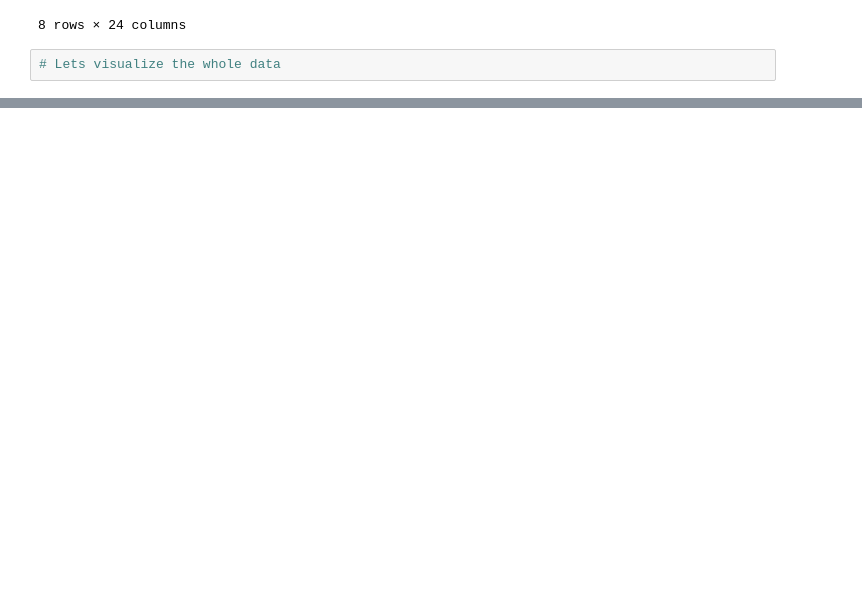
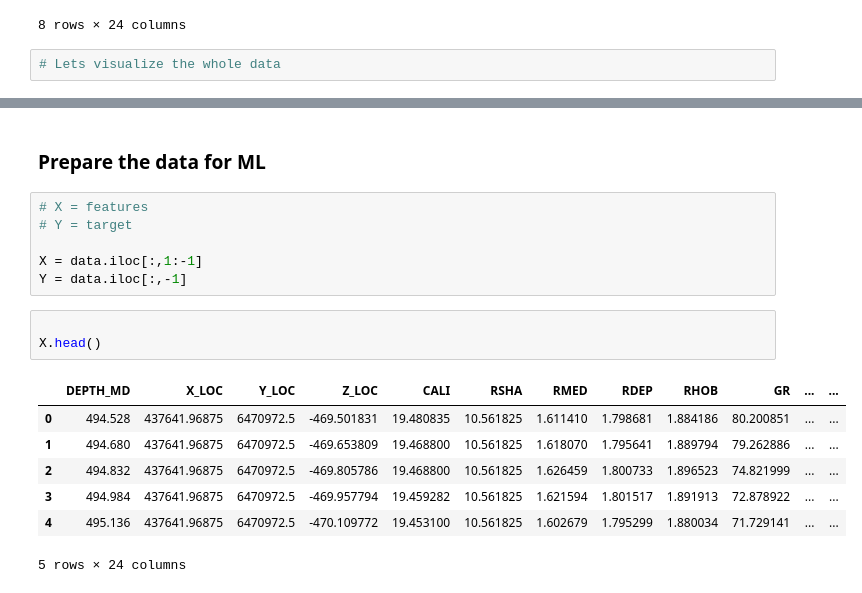
Before and after one commit to SethDwumah/Petroleum_DS-ML, a Jupyter notebook: Rock Type (Lithology) Classification Using ML.ipynb, the cells around one changed output, grey strips where cells are left out. Cells and saved outputs as stored; diff of their text form; blank space fills up the shorter version.

```diff
--- a/Rock Type (Lithology) Classification Using ML.ipynb
+++ b/Rock Type (Lithology) Classification Using ML.ipynb
@@ -194 +187,20 @@ array([<AxesSubplot:>, <AxesSubplot:>, <AxesSubplot:>, <AxesSubplot:>,
 [figure]
+# %% [markdown]
+### Prepare the data for ML
+# %%
+# X = features
+# Y = target
+
+X = data.iloc[:,1:-1]
+Y = data.iloc[:,-1]
+# %%
+
+X.head()
+# %% [output]
+|  | DEPTH_MD | X_LOC | Y_LOC | Z_LOC | CALI | RSHA | RMED | RDEP | RHOB | GR | ... | ... |
+| 0 | 494.528 | 437641.96875 | 6470972.5 | -469.501831 | 19.480835 | 10.561825 | 1.611410 | 1.798681 | 1.884186 | 80.200851 | ... | ... |
+| 1 | 494.680 | 437641.96875 | 6470972.5 | -469.653809 | 19.468800 | 10.561825 | 1.618070 | 1.795641 | 1.889794 | 79.262886 | ... | ... |
+| 2 | 494.832 | 437641.96875 | 6470972.5 | -469.805786 | 19.468800 | 10.561825 | 1.626459 | 1.800733 | 1.896523 | 74.821999 | ... | ... |
+| 3 | 494.984 | 437641.96875 | 6470972.5 | -469.957794 | 19.459282 | 10.561825 | 1.621594 | 1.801517 | 1.891913 | 72.878922 | ... | ... |
+| 4 | 495.136 | 437641.96875 | 6470972.5 | -470.109772 | 19.453100 | 10.561825 | 1.602679 | 1.795299 | 1.880034 | 71.729141 | ... | ... |
+5 rows × 24 columns
```
Also changed, not shown: parts of 15 cells of this notebook.
